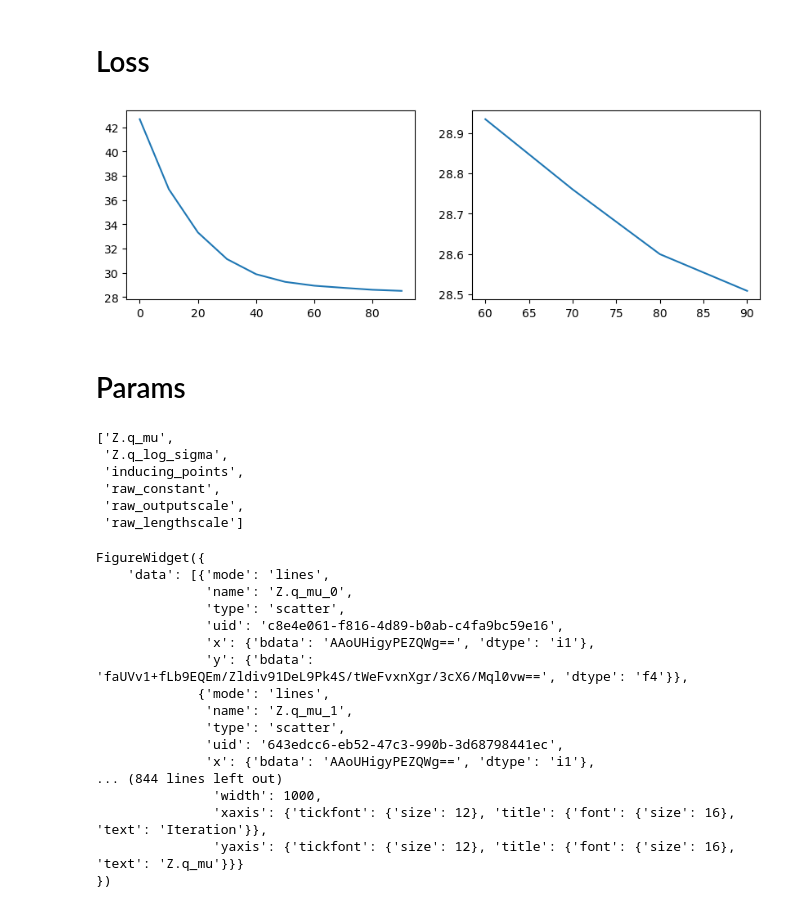
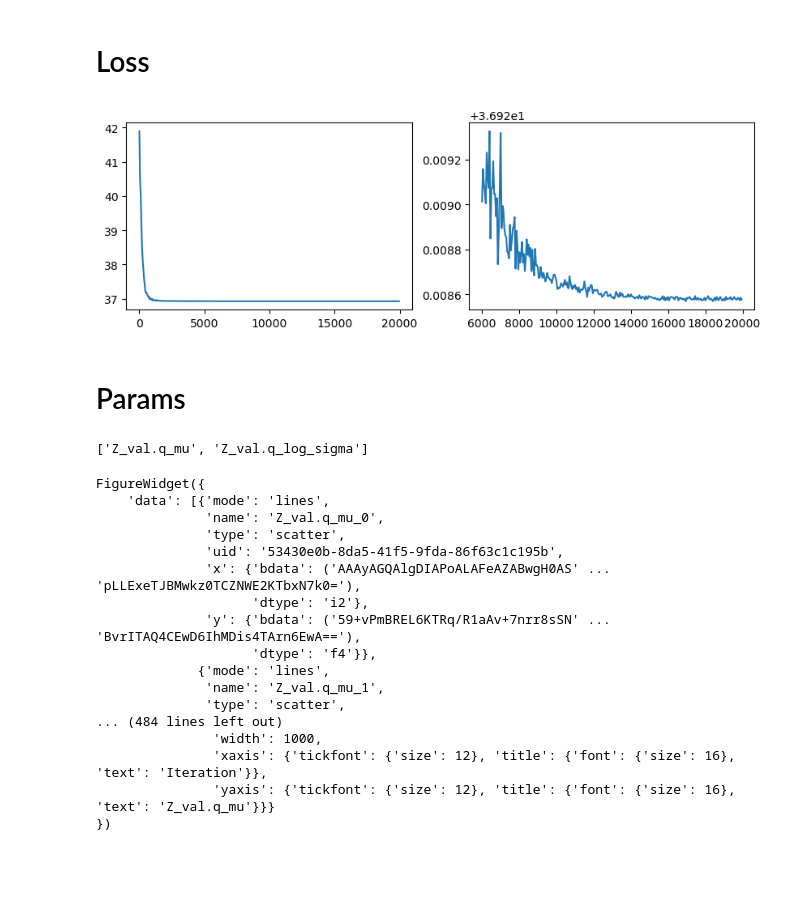
Before and after one commit to Ali-Setareh/SeqGPLVM_FEMSM, a Jupyter notebook: notebooks/model_inspection.ipynb, the cells around one changed output. Saved outputs shown, nothing was run; the diff lists cells and outputs as text; code cells hidden in the pictures; blank space fills up the shorter version.

```diff
--- a/notebooks/model_inspection.ipynb
+++ b/notebooks/model_inspection.ipynb
@@ -102,12 +122,15 @@ actual_params = extra.get("actual_params")
 
 step = config["logging"]["param_logging_freq"]
 # %%
-model_name = "seqgplvm"
+model_name = "seqgplvm_val"
 device = "cuda"
-train_id = df_idx.train_id.unique()[0]
+tid = 11
+train_id = df_idx.train_id.unique()[tid]
+
 train_out = cwd / train_dir(Path(os.environ.get("FINAL_ROOT", "./results")).expanduser(), model_name, train_id)
 data_path = json.loads((train_out / "data_ref.json").read_text(encoding="utf-8"))["data_file"]
 df = pd.read_parquet(cwd/Path(data_path)/"data.parquet")
+df_manifest = json.loads((cwd/Path(data_path)/"manifest.json").read_text(encoding="utf-8"))
 
 ckpt_path = latest_checkpoint_path(train_out)
 payload = load_ckpt_any(ckpt_path, map_location=device)
@@ -120,3 +143,5 @@ param_hist    = extra.get("param_hist")
 actual_params = extra.get("actual_params")
 
 step = config["logging"]["param_logging_freq"]
+
+print(f"loaded model with N: {df_manifest['params']['n']}, T: {df_manifest['params']['T']}, p: {df_manifest['params']['p']}, a: {df_manifest['params']['a']}")
@@ -141,13 +153,13 @@ config
 # %%
 import matplotlib.pyplot as plt
 
-last_n_step = 4
+last_n_step = 280
 fig,ax = plt.subplots(1,2,figsize = (10,3))
 ax[0].plot(np.arange(len(loss_list)) * step , loss_list)
 ax[1].plot(range((len(loss_list)- last_n_step) * step , len(loss_list) * step , step) ,loss_list[-last_n_step:])
 plt.show()
 # %% [output]
-[figure, old version]
+[figure, new version]
 # %% [markdown]
 # Params
 # %%
@@ -160,33 +172,28 @@ params = [specials.get(s, s) for s in dict.fromkeys(k.rsplit('.', 1)[-1] for k i
 
 params
 # %% [output]
-['Z.q_mu',
- 'Z.q_log_sigma',
- 'inducing_points',
- 'raw_constant',
- 'raw_outputscale',
- 'raw_lengthscale']
+['Z_val.q_mu', 'Z_val.q_log_sigma']
 # %%
 from utils.inspectors import plot_param_history
 
-key = 'Z.q_mu'
+key = 'Z_val.q_mu'
 fig = plot_param_history(param_hist = param_hist, key= key, ls_num=2, x_start= 0, x_step=config["logging"]["param_logging_freq"])
 fig
 # %% [output]
 FigureWidget({
     'data': [{'mode': 'lines',
-              'name': 'Z.q_mu_0',
+              'name': 'Z_val.q_mu_0',
               'type': 'scatter',
-              'uid': 'c8e4e061-f816-4d89-b0ab-c4fa9bc59e16',
-              'x': {'bdata': 'AAoUHigyPEZQWg==', 'dtype': 'i1'},
-              'y': {'bdata': 'faUVv1+fLb9EQEm/Zldiv91DeL9Pk4S/tWeFvxnXgr/3cX6/Mql0vw==', 'dtype': 'f4'}},
+              'uid': '53430e0b-8da5-41f5-9fda-86f63c1c195b',
+              'x': {'bdata': ('AAAyAGQAlgDIAPoALAFeAZABwgH0AS' ... 'pLLExeTJBMwkz0TCZNWE2KTbxN7k0='),
+                    'dtype': 'i2'},
+              'y': {'bdata': ('59+vPmBREL6KTRq/R1aAv+7nrr8sSN' ... 'BvrITAQ4CEwD6IhMDis4TArn6EwA=='),
+                    'dtype': 'f4'}},
              {'mode': 'lines',
-              'name': 'Z.q_mu_1',
+              'name': 'Z_val.q_mu_1',
               'type': 'scatter',
-              'uid': '643edcc6-eb52-47c3-990b-3d68798441ec',
-              'x': {'bdata': 'AAoUHigyPEZQWg==', 'dtype': 'i1'},
-... (844 lines left out)
+... (484 lines left out)
                'width': 1000,
                'xaxis': {'tickfont': {'size': 12}, 'title': {'font': {'size': 16}, 'text': 'Iteration'}},
-               'yaxis': {'tickfont': {'size': 12}, 'title': {'font': {'size': 16}, 'text': 'Z.q_mu'}}}
+               'yaxis': {'tickfont': {'size': 12}, 'title': {'font': {'size': 16}, 'text': 'Z_val.q_mu'}}}
 })
```
Also changed, not shown: parts of 5 cells of this notebook, 4 other files.
